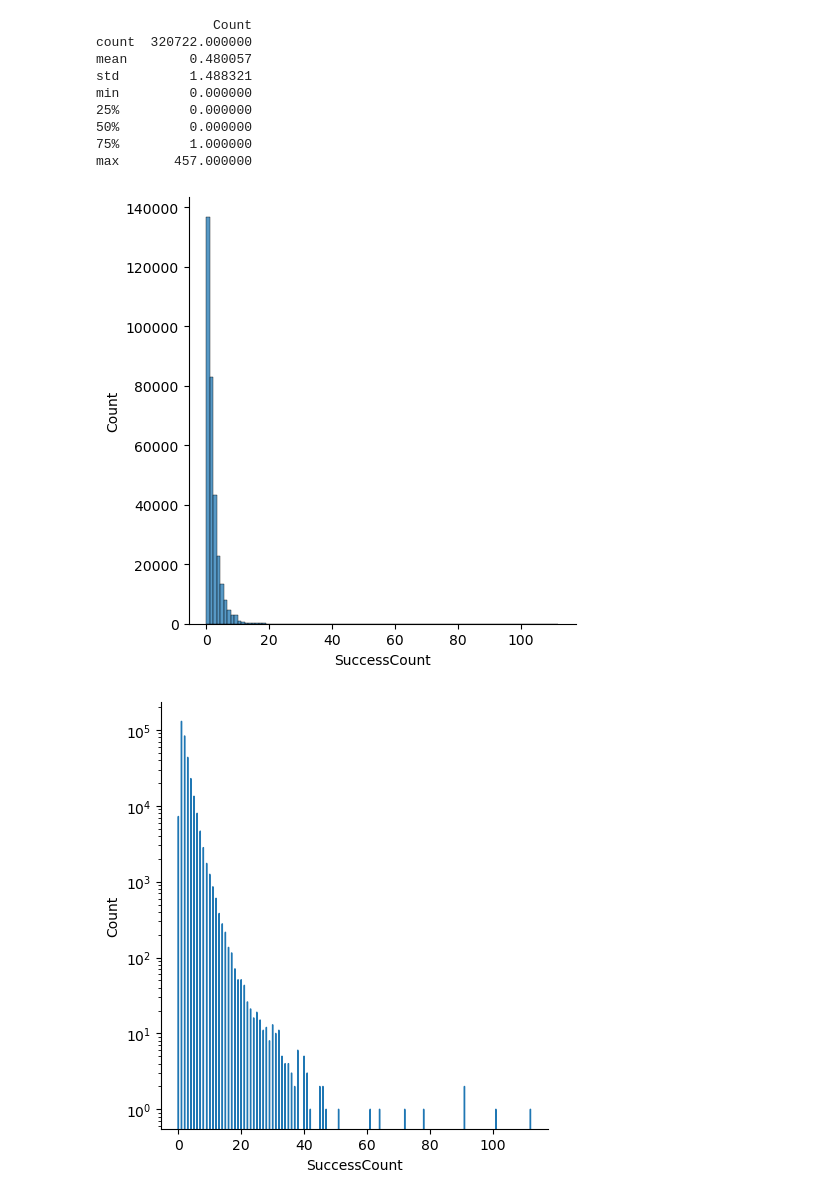
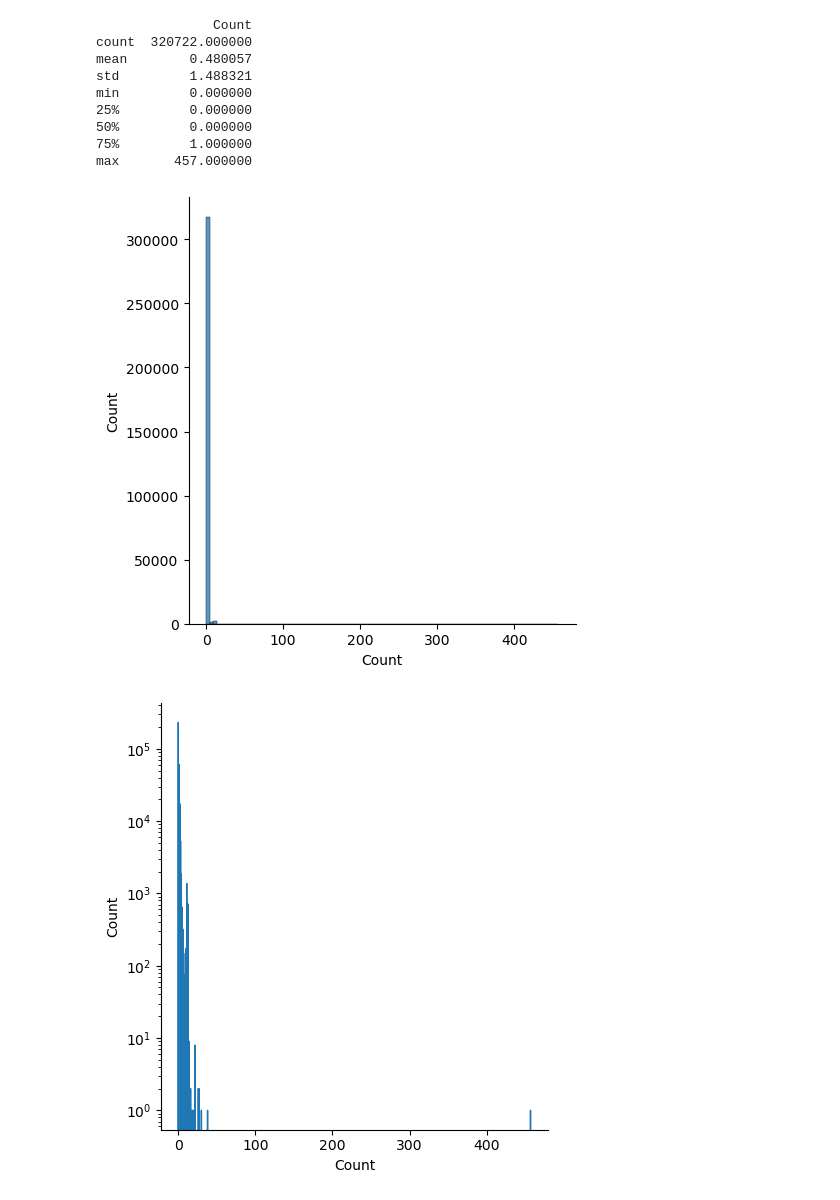
Before and after one commit to salkhon/thesis, a Jupyter notebook: notebooks/stat-visualize.ipynb, the cells around one changed output. Saved outputs shown, nothing was run; the diff lists cells and outputs as text; code cells hidden in the pictures.

```diff
--- a/notebooks/stat-visualize.ipynb
+++ b/notebooks/stat-visualize.ipynb
@@ -302,13 +306,13 @@ min         0.000000
 75%         1.000000
 max       457.000000
 # %%
-sns.displot(success_count_groupby_article_df["SuccessCount"], bins=100)
+sns.displot(filter_count_groupby_article_df["Count"], bins=100)
 plt.show()
 # %% [output]
-[figure, old version]
+[figure, new version]
 # %%
-g = sns.displot(success_count_groupby_article_df["SuccessCount"], element="step", linewidth=1)
+g = sns.displot(filter_count_groupby_article_df["Count"], element="step")
 g.ax.set_yscale("log")
 plt.show()
 # %% [output]
-[figure, old version]
+[figure, new version]
```
Also changed, not shown: parts of 1 cell of this notebook.
